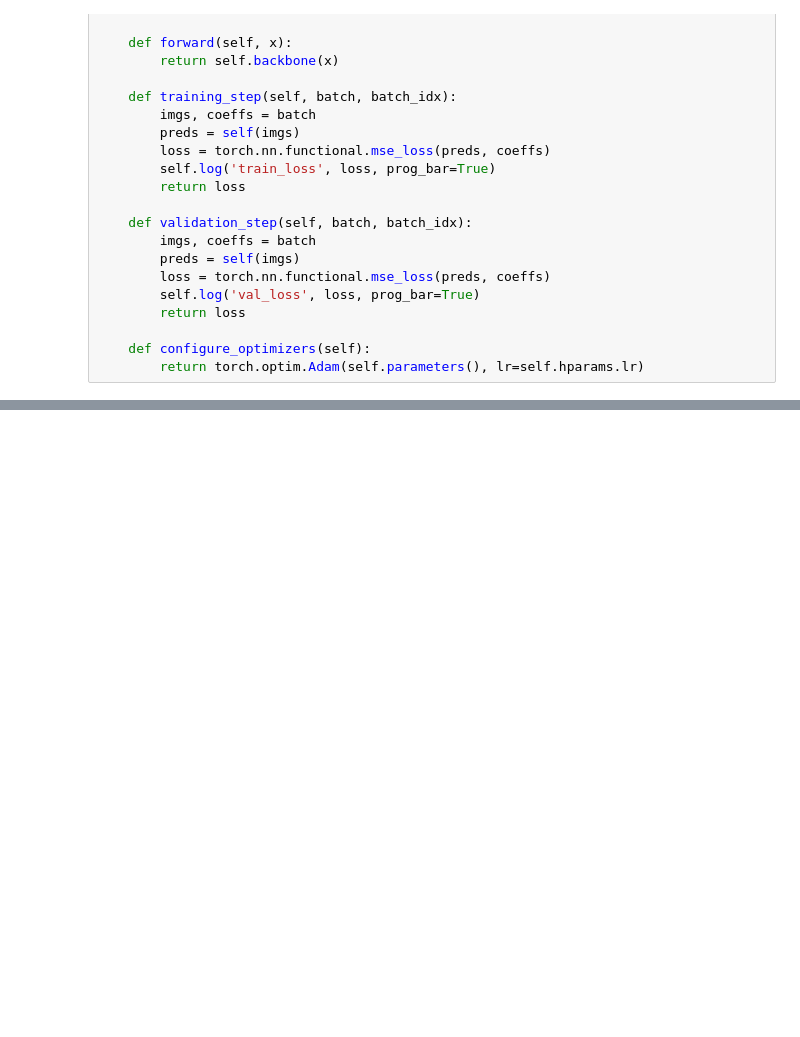
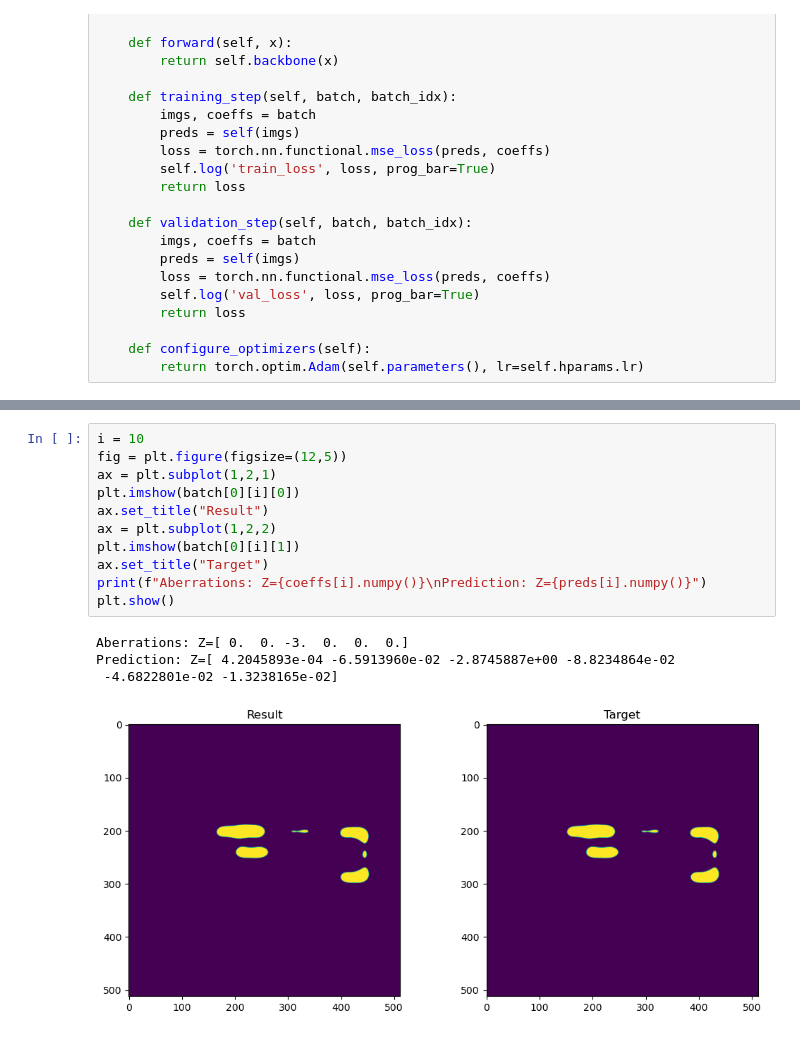
Before and after one commit to kakurinvv/Lithography-with-aberrations, a Jupyter notebook: model/notebook686e7edd6f.ipynb, the cells around one changed output, grey strips where cells are left out. Cells and saved outputs as stored; diff of their text form; blank space fills up the shorter version.

```diff
--- a/model/notebook686e7edd6f.ipynb
+++ b/model/notebook686e7edd6f.ipynb
@@ -232,0 +264,16 @@ torch.save(model.state_dict(), 'final_model.pt')
+# %%
+i = 10
+fig = plt.figure(figsize=(12,5))
+ax = plt.subplot(1,2,1)
+plt.imshow(batch[0][i][0])
+ax.set_title("Result")
+ax = plt.subplot(1,2,2)
+plt.imshow(batch[0][i][1])
+ax.set_title("Target")
+print(f"Aberrations: Z={coeffs[i].numpy()}\nPrediction: Z={preds[i].numpy()}")
+plt.show()
+# %% [output]
+Aberrations: Z=[ 0.  0. -3.  0.  0.  0.]
+Prediction: Z=[ 4.2045893e-04 -6.5913960e-02 -2.8745887e+00 -8.8234864e-02
+ -4.6822801e-02 -1.3238165e-02]
+[figure, added]
```
Also changed, not shown: parts of 11 cells of this notebook, 7 other files.
